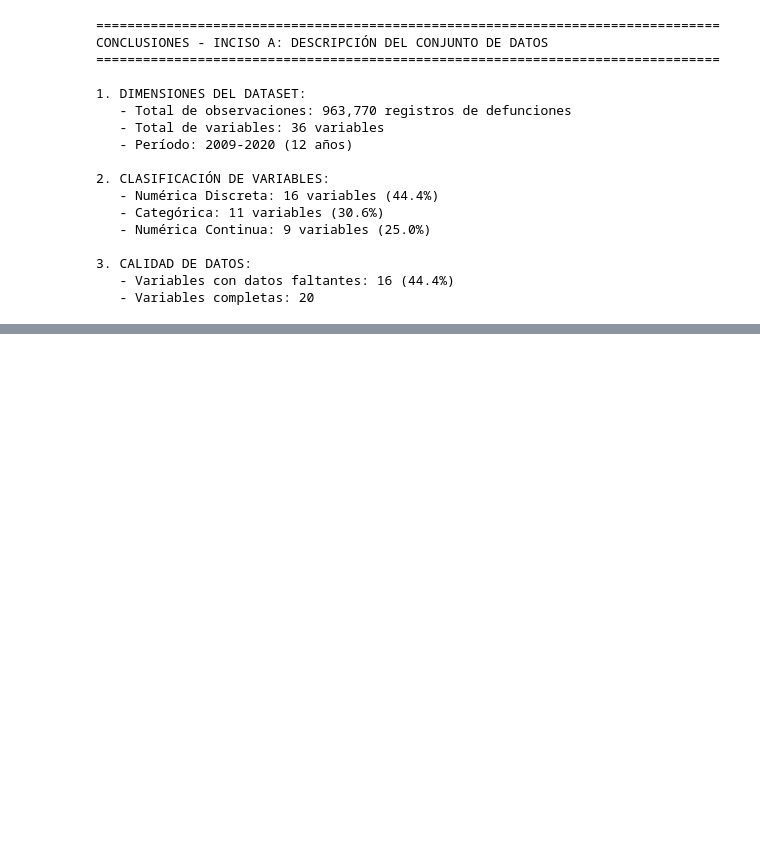
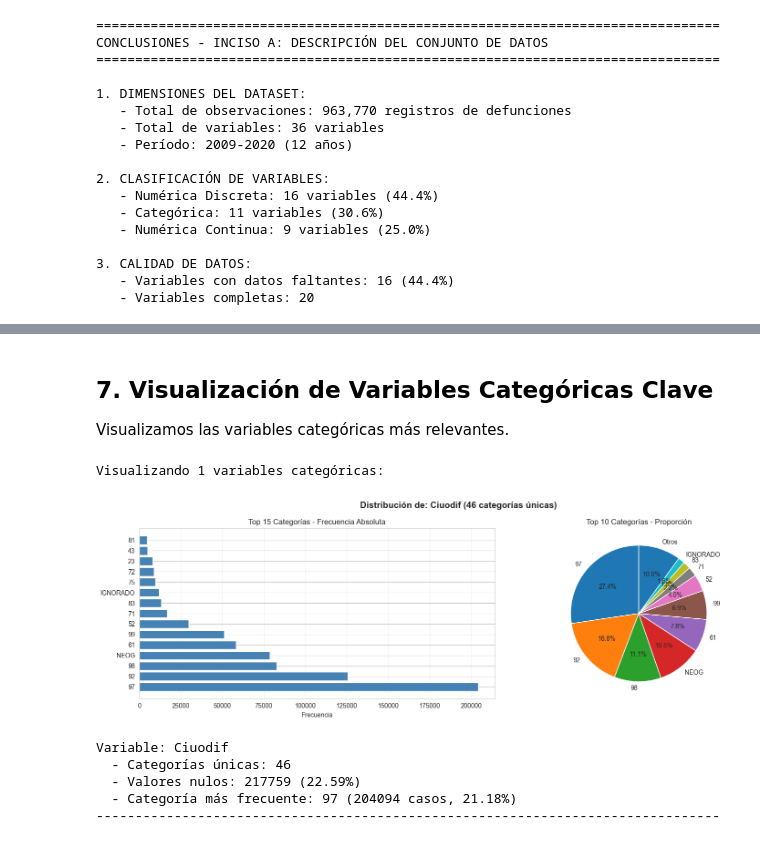
Before and after one commit to FerAHMz/proy1-md, a Jupyter notebook: data-ananlist-defunciones/analisis_defunciones.ipynb, the cells around one changed output, grey strips where cells are left out. Drawn from its saved outputs; the diff is of its cells as text; code cells hidden in the pictures; blank space fills up the shorter version.

```diff
--- a/data-ananlist-defunciones/analisis_defunciones.ipynb
+++ b/data-ananlist-defunciones/analisis_defunciones.ipynb
@@ -520,0 +1123,66 @@ CONCLUSIONES - INCISO A: DESCRIPCIÓN DEL CONJUNTO DE DATOS
+# %% [markdown]
+## 7. Visualización de Variables Categóricas Clave
+
+Visualizamos las variables categóricas más relevantes.
+# %%
+# Seleccionar variables categóricas más importantes para visualizar
+# (limitamos a las primeras o las que tienen menos categorías para mejor visualización)
+
+variables_cat_visualizar = []
+
+for var in variables_categoricas:
+    n_categorias = df_unificado[var].nunique()
+    if n_categorias <= 50:  # Solo visualizar si tiene 50 o menos categorías
+        variables_cat_visualizar.append((var, n_categorias))
+
+# Ordenar por número de categorías
+variables_cat_visualizar.sort(key=lambda x: x[1])
+
+print(f"Visualizando {min(len(variables_cat_visualizar), 6)} variables categóricas:\n")
+
+# Visualizar hasta 6 variables categóricas
+for var, n_cat in variables_cat_visualizar[:6]:
+    # Obtener top 15 categorías
+    top_categorias = df_unificado[var].value_counts().head(15)
+
+    fig, axes = plt.subplots(1, 2, figsize=(16, 5))
+    fig.suptitle(f'Distribución de: {var} ({n_cat} categorías únicas)', fontsize=14, fontweight='bold')
+
+    # Gráfico de barras
+    axes[0].barh(range(len(top_categorias)), top_categorias.values, color='steelblue')
+    axes[0].set_yticks(range(len(top_categorias)))
+    axes[0].set_yticklabels([str(cat)[:30] for cat in top_categorias.index])  # Limitar longitud de etiquetas
+    axes[0].set_xlabel('Frecuencia')
+    axes[0].set_title(f'Top 15 Categorías - Frecuencia Absoluta')
+    axes[0].grid(axis='x', alpha=0.3)
+
+    # Gráfico de pastel (top 10)
+    top10 = df_unificado[var].value_counts().head(10)
+    otros = df_unificado[var].value_counts()[10:].sum()
+
+    if otros > 0:
+        labels = list(top10.index) + ['Otros']
+        sizes = list(top10.values) + [otros]
+    else:
+        labels = list(top10.index)
+        sizes = list(top10.values)
+
+    axes[1].pie(sizes, labels=[str(l)[:20] for l in labels], autopct='%1.1f%%', startangle=90)
+    axes[1].set_title(f'Top 10 Categorías - Proporción')
+
+    plt.tight_layout()
+    plt.show()
+
+    print(f"\nVariable: {var}")
+    print(f"  - Categorías únicas: {n_cat}")
+    print(f"  - Valores nulos: {df_unificado[var].isna().sum()} ({df_unificado[var].isna().sum()/len(df_unificado)*100:.2f}%)")
+    print(f"  - Categoría más frecuente: {top_categorias.index[0]} ({top_categorias.values[0]} casos, {top_categorias.values[0]/len(df_unificado)*100:.2f}%)")
+    print("-" * 80)
+# %% [output]
+Visualizando 1 variables categóricas:
+[figure, added]
+Variable: Ciuodif
+  - Categorías únicas: 46
+  - Valores nulos: 217759 (22.59%)
+  - Categoría más frecuente: 97 (204094 casos, 21.18%)
+--------------------------------------------------------------------------------
```
Also changed, not shown: parts of 35 cells of this notebook.
